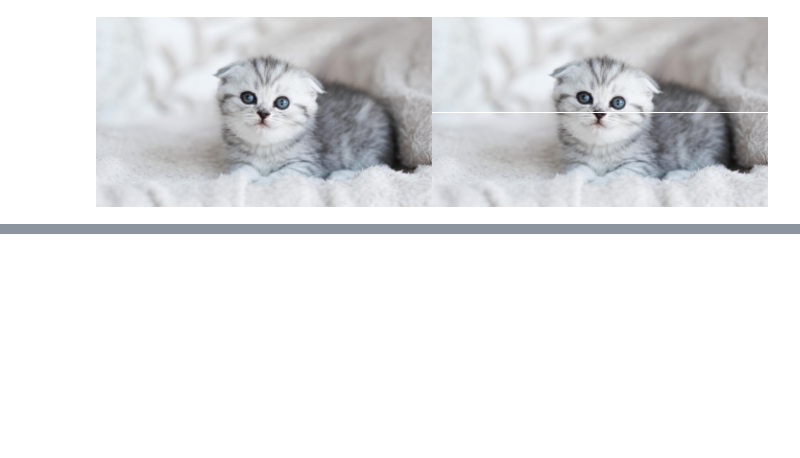
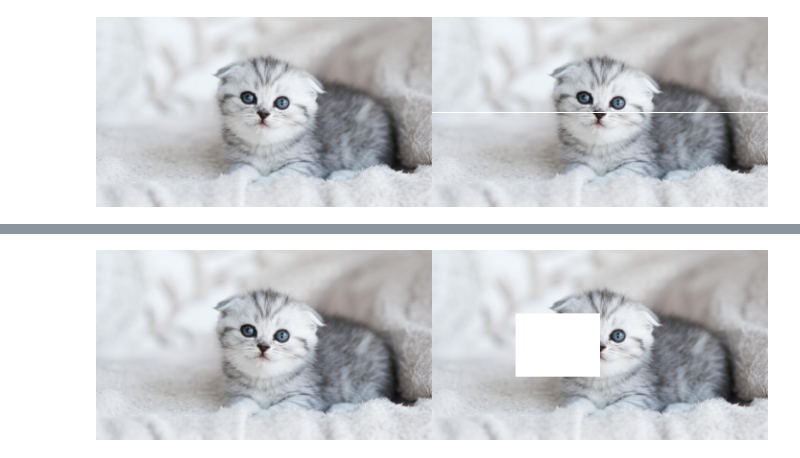
Before and after one commit to Fauzi455/PCVK26_12_M-Fauzi-R, a Jupyter notebook: P1_Tugas D2_12.ipynb, the cells around one changed output, grey strips where cells are left out. Cells and saved outputs as stored; diff of their text form; code cells hidden in the pictures; blank space fills up the shorter version.

```diff
--- a/P1_Tugas D2_12.ipynb
+++ b/P1_Tugas D2_12.ipynb
@@ -82,0 +131,14 @@ Apakah kegunaan kode [255,255,255] ? Jelaskan!
+# %%
+image_2 = cv.cvtColor(image, cv.COLOR_BGR2RGB)
+image_3 = cv.cvtColor(image, cv.COLOR_BGR2RGB)
+
+# Ambil tinggi dan lebar
+tinggi, lebar = image_3.shape[:2]
+
+# Potong bagian tinggi tengah gambar dan potongan bagian lebar tengah gambar lalu ubah jadi putih
+image_3[int(tinggi/3):int(2*tinggi/3), int(lebar/4):int(2*lebar/4)] = [255, 255, 255]
+
+final_frame = cv.hconcat((image_2, image_3))
+cv2_imshow(final_frame)
+# %% [output]
+[figure, added]
```
Also changed, not shown: parts of 4 cells of this notebook.
